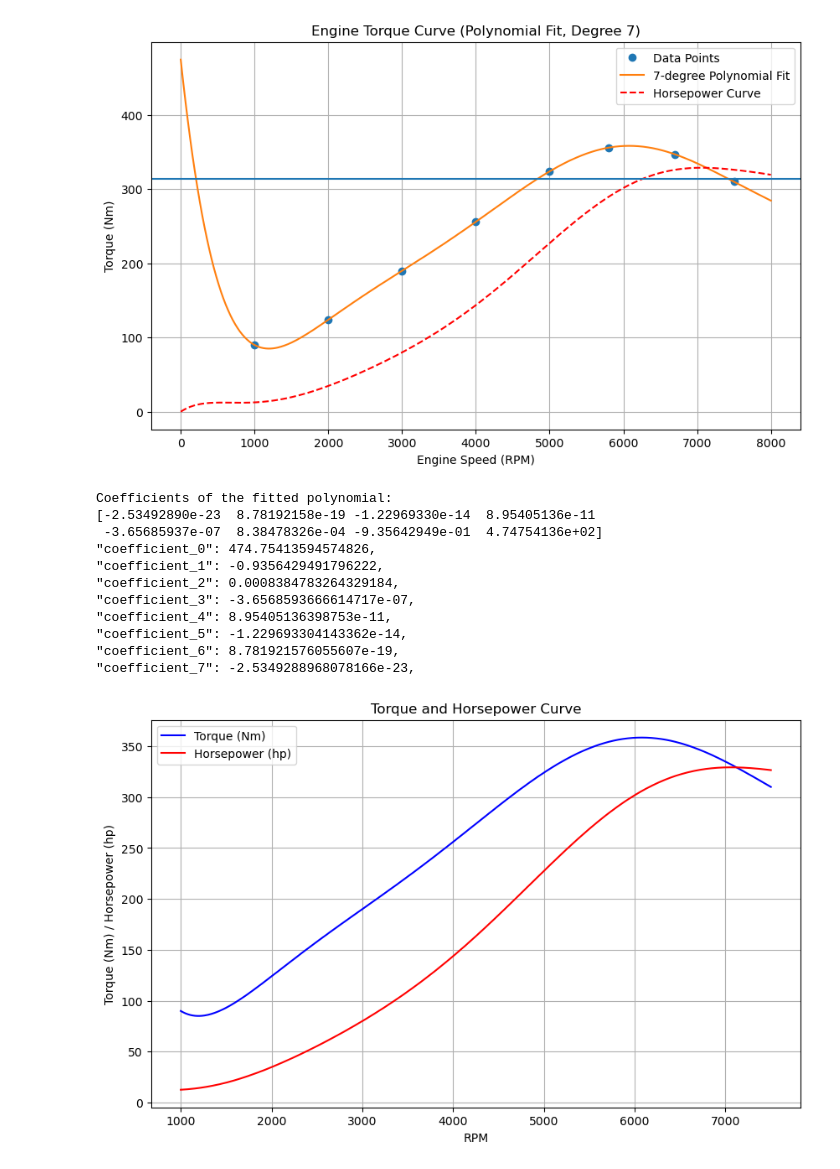
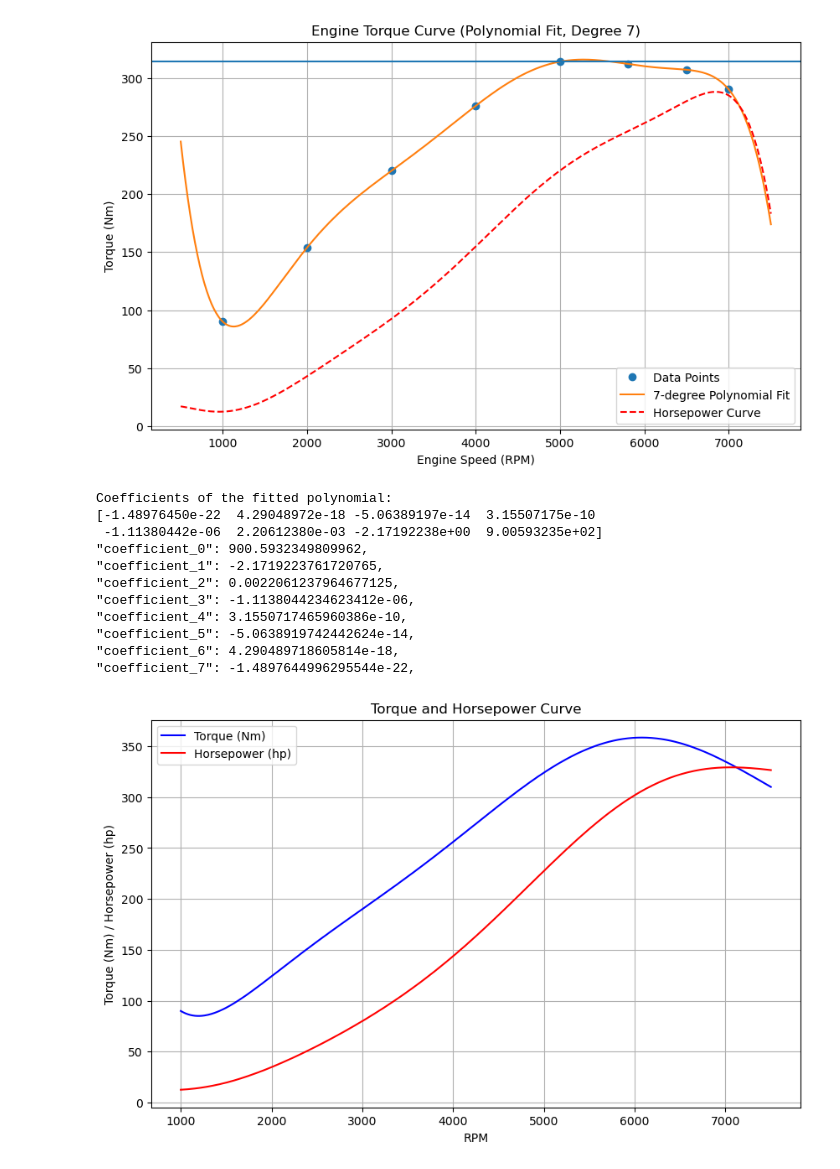
Before and after one commit to vougioukakis/car-acceleration-app, a Jupyter notebook: tools/torque_curve_generator.ipynb, the cells around one changed output. Cells and saved outputs as stored; diff of their text form; code cells hidden in the pictures.

```diff
--- a/tools/torque_curve_generator.ipynb
+++ b/tools/torque_curve_generator.ipynb
@@ -17,13 +17,13 @@ points = np.array([
 ])"""
 points = np.array([
     [1000, 90],
-    [2000, 124],      # rising torque
-    [3000, 190],      # mid-range torque
-    [4000, 256],     # pre-peak
-    [5000, 324],     # peak torque
-    [5800, 356],   # matches power-based torque
-    [6700, 347],
-    [7500, 310],      # high rpm drop
+    [2000, 154],      # rising torque
+    [3000, 220],      # mid-range torque
+    [4000, 276],     # pre-peak
+    [5000, 314],     # peak torque
+    [5800, 312],   # matches power-based torque
+    [6500, 307],
+    [7000, 290],      # high rpm drop
 ])
 
 maxTq = 314
@@ -34,46 +34,46 @@ degree = 7
 coefficients = np.polyfit(rpm, torque, degree)
 
 # Create the polynomial function using the coefficients
 polynomial = np.poly1d(coefficients)
 
 # Generate smooth RPM values for plotting the polynomial
-rpm_smooth = np.linspace(rpm.min()-1000, rpm.max()+500, 500)
+rpm_smooth = np.linspace(rpm.min()-500, rpm.max()+500, 500)
 torque_smooth = polynomial(rpm_smooth)
 
 # Plot the data and the fitted polynomial curve
 plt.figure(figsize=(10, 6))
 plt.plot(rpm, torque, 'o', label="Data Points")
 plt.plot(rpm_smooth, torque_smooth, '-', label=f"{degree}-degree Polynomial Fit")
 hp_smooth = (torque_smooth * rpm_smooth) / 7127
 plt.plot(rpm_smooth, hp_smooth, '--', label="Horsepower Curve", color="red")
 
 plt.axhline(maxTq)  # Assuming the maximum torque is the maximum value in the dataset
 plt.xlabel("Engine Speed (RPM)")
 plt.ylabel("Torque (Nm)")
 plt.title(f"Engine Torque Curve (Polynomial Fit, Degree {degree})")
 plt.legend()
 plt.grid(True)
 plt.show()
 
 # Print the polynomial coefficients
 print("Coefficients of the fitted polynomial:")
 print(coefficients)
 
 for i in range(len(coefficients)):
     print(f'"coefficient_{i}": {coefficients[len(coefficients)-i-1]},')
 # %% [output]
-[figure, old version]
+[figure, new version]
 Coefficients of the fitted polynomial:
-[-2.53492890e-23  8.78192158e-19 -1.22969330e-14  8.95405136e-11
- -3.65685937e-07  8.38478326e-04 -9.35642949e-01  4.74754136e+02]
-"coefficient_0": 474.75413594574826,
-"coefficient_1": -0.9356429491796222,
-"coefficient_2": 0.0008384783264329184,
-"coefficient_3": -3.6568593666614717e-07,
-"coefficient_4": 8.95405136398753e-11,
-"coefficient_5": -1.229693304143362e-14,
-"coefficient_6": 8.781921576055607e-19,
-"coefficient_7": -2.5349288968078166e-23,
+[-1.48976450e-22  4.29048972e-18 -5.06389197e-14  3.15507175e-10
+ -1.11380442e-06  2.20612380e-03 -2.17192238e+00  9.00593235e+02]
+"coefficient_0": 900.5932349809962,
+"coefficient_1": -2.1719223761720765,
+"coefficient_2": 0.0022061237964677125,
+"coefficient_3": -1.1138044234623412e-06,
+"coefficient_4": 3.1550717465960386e-10,
+"coefficient_5": -5.0638919742442624e-14,
+"coefficient_6": 4.290489718605814e-18,
+"coefficient_7": -1.4897644996295544e-22,
 # %%
 import numpy as np
 import matplotlib.pyplot as plt
```
Also changed, not shown: 3 other files.
